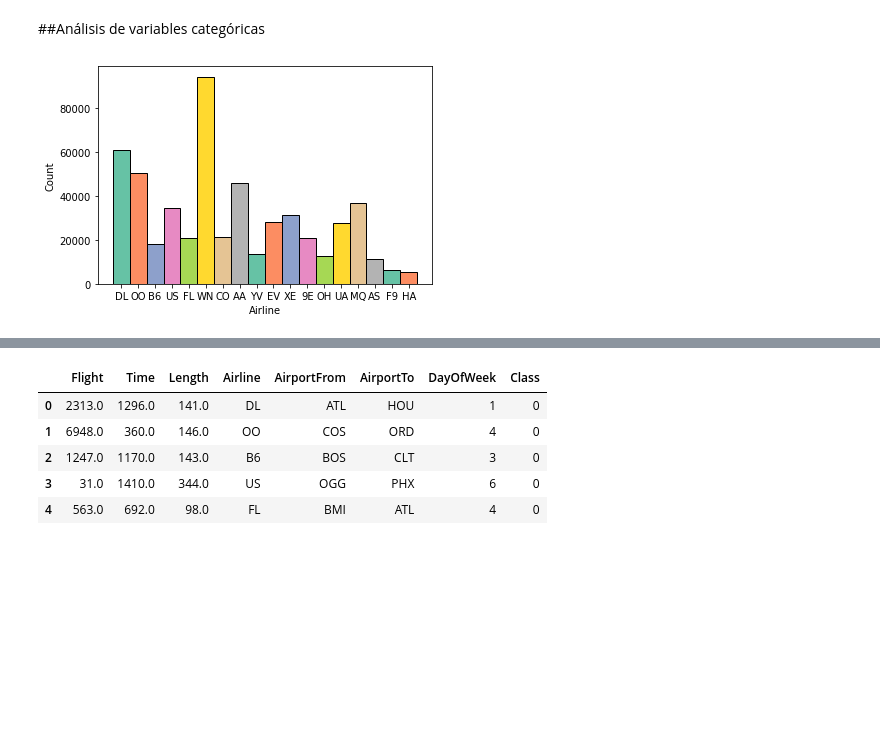
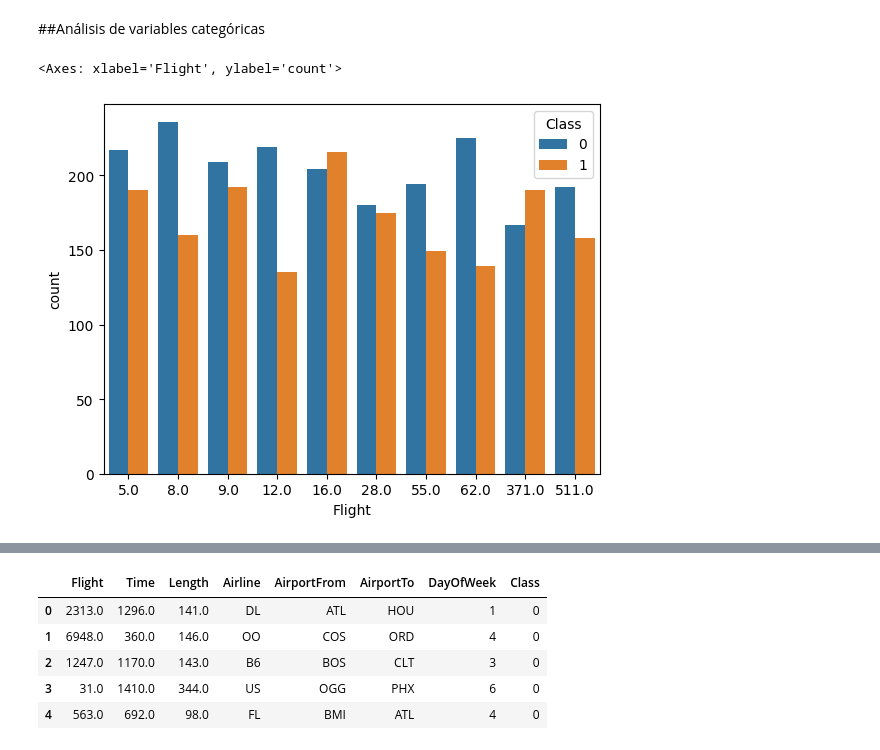
Before and after one commit to jadercaro/ModelosYSimulacion, a Jupyter notebook: onTimeAI.ipynb, the cells around one changed output, grey strips where cells are left out. Drawn from its saved outputs; the diff is of its cells as text; code cells hidden in the pictures; blank space fills up the shorter version.

```diff
--- a/onTimeAI.ipynb
+++ b/onTimeAI.ipynb
@@ -82,10 +118,10 @@ sns.countplot(x=airlines_delay['Flight'])
 # %% [markdown]
 ##Análisis de variables categóricas
-# %%
-#Histograma de la varaiable 'Airline' para conocer la proporción de los datos
-cm = sns.color_palette("Set2", 18)
-plot=sns.histplot(airlines_delay['Airline'])
-for bin_,i in zip(plot.patches,cm):
-    bin_.set_facecolor(i)
-# %% [output]
-[figure, removed]
+# %%
+#Gráfico de frecuencia de los vuelos que más se repiten (frecuencia mayor a 340)
+frecuencia_flg = airlines_delay['Flight'].value_counts()
+categorias_flg = frecuencia_flg[frecuencia_flg > 340].index.tolist()
+sns.countplot(x='Flight', hue='Class', data=airlines_delay[airlines_delay['Flight'].isin(categorias_flg)])
+# %% [output]
+<Axes: xlabel='Flight', ylabel='count'>
+[figure, added]
```
Also changed, not shown: parts of 107 cells of this notebook.
